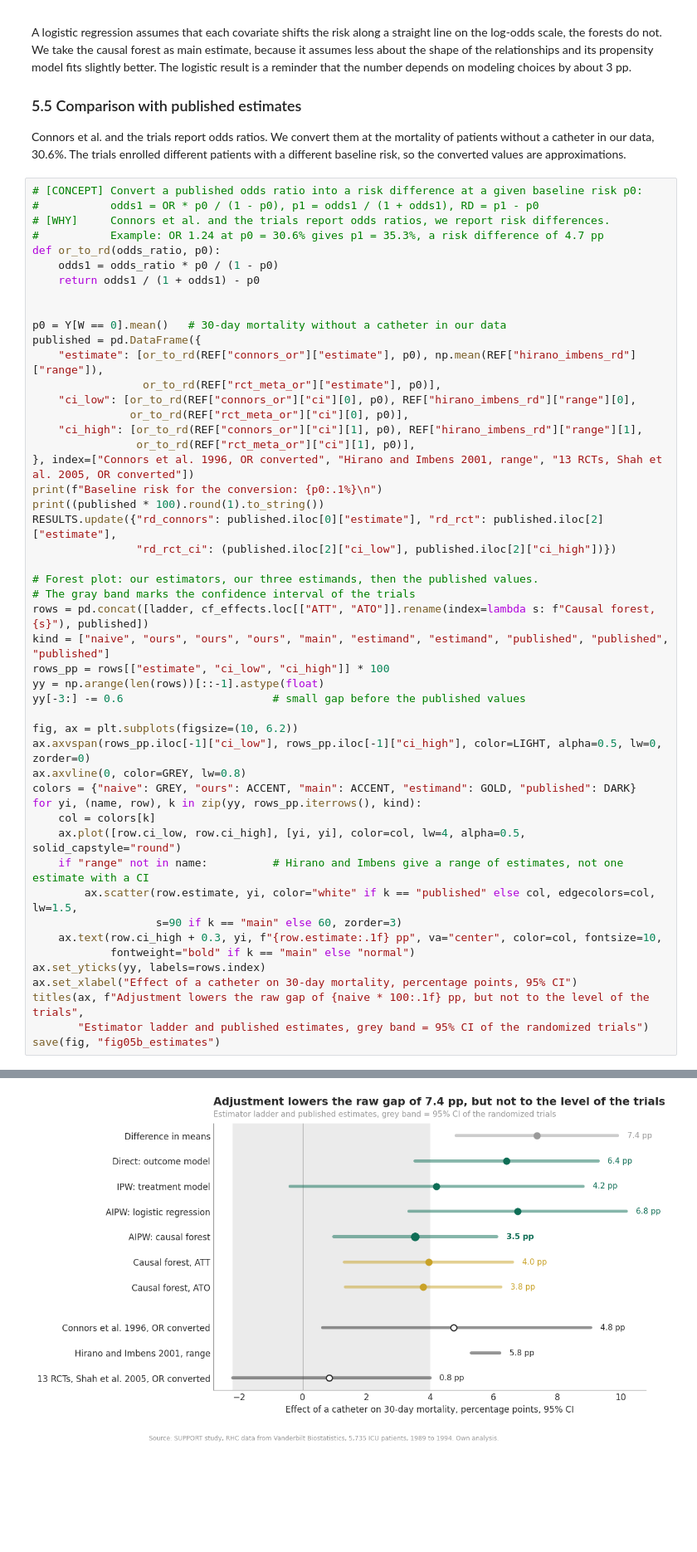
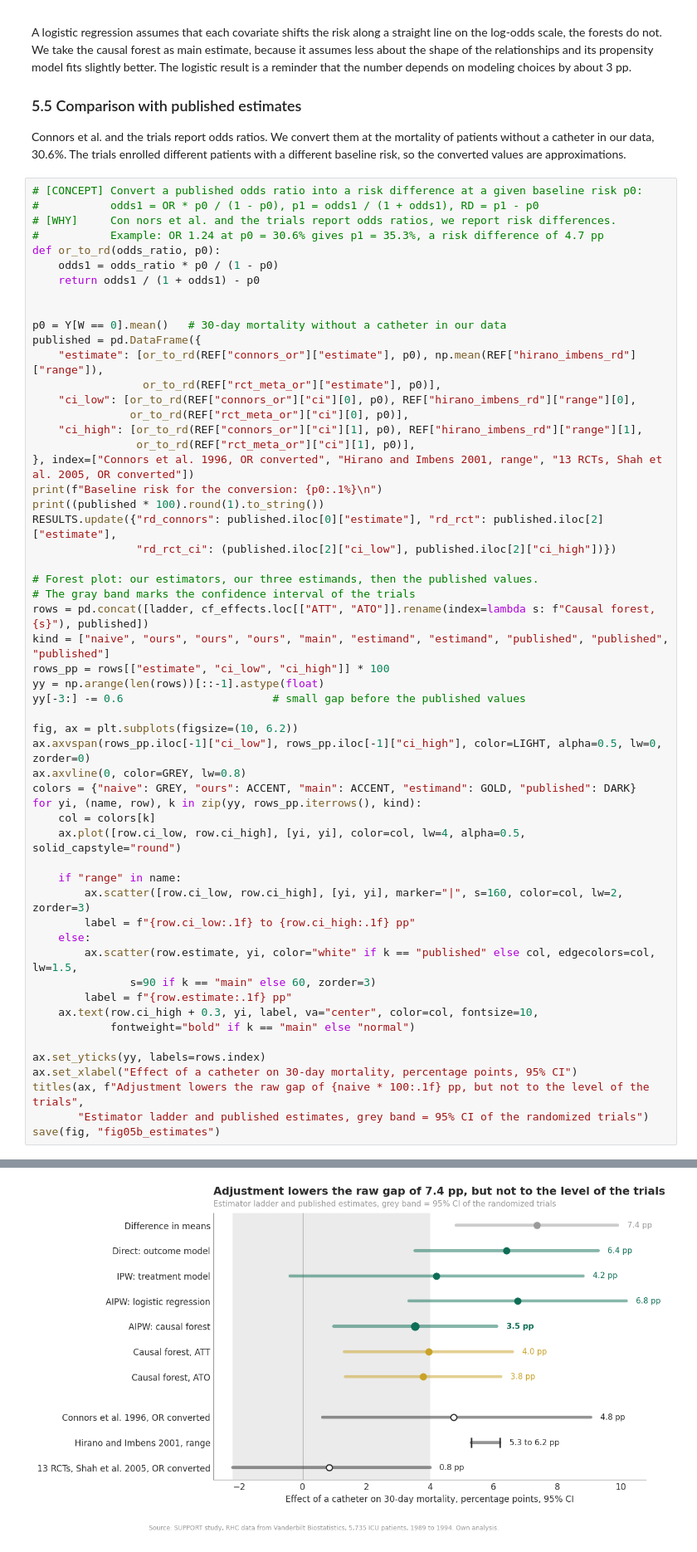
Before and after one commit to JananthanU/causal-inference-heart-catheter-mortality, a Jupyter notebook: notebooks/rhc_causal_ml_pipeline.ipynb, the cells around one changed output, grey strips where cells are left out. Shown at 83% size. Saved outputs shown, nothing was run; the diff lists cells and outputs as text; blank space fills up the shorter version.

```diff
--- a/notebooks/rhc_causal_ml_pipeline.ipynb
+++ b/notebooks/rhc_causal_ml_pipeline.ipynb
@@ -1224,7 +1224,7 @@ Connors et al. and the trials report odds ratios. We convert them at the mortali
 # %%
 # [CONCEPT] Convert a published odds ratio into a risk difference at a given baseline risk p0:
 #           odds1 = OR * p0 / (1 - p0), p1 = odds1 / (1 + odds1), RD = p1 - p0
-# [WHY]     Connors et al. and the trials report odds ratios, we report risk differences.
+# [WHY]     Con nors et al. and the trials report odds ratios, we report risk differences.
 #           Example: OR 1.24 at p0 = 30.6% gives p1 = 35.3%, a risk difference of 4.7 pp
 def or_to_rd(odds_ratio, p0):
     odds1 = odds_ratio * p0 / (1 - p0)
@@ -1247,37 +1247,43 @@ RESULTS.update({"rd_connors": published.iloc[0]["estimate"], "rd_rct": published
 
 # Forest plot: our estimators, our three estimands, then the published values.
 # The gray band marks the confidence interval of the trials
 rows = pd.concat([ladder, cf_effects.loc[["ATT", "ATO"]].rename(index=lambda s: f"Causal forest, {s}"), published])
 kind = ["naive", "ours", "ours", "ours", "main", "estimand", "estimand", "published", "published", "published"]
 rows_pp = rows[["estimate", "ci_low", "ci_high"]] * 100
 yy = np.arange(len(rows))[::-1].astype(float)
 yy[-3:] -= 0.6                       # small gap before the published values
 
 fig, ax = plt.subplots(figsize=(10, 6.2))
 ax.axvspan(rows_pp.iloc[-1]["ci_low"], rows_pp.iloc[-1]["ci_high"], color=LIGHT, alpha=0.5, lw=0, zorder=0)
 ax.axvline(0, color=GREY, lw=0.8)
 colors = {"naive": GREY, "ours": ACCENT, "main": ACCENT, "estimand": GOLD, "published": DARK}
 for yi, (name, row), k in zip(yy, rows_pp.iterrows(), kind):
     col = colors[k]
     ax.plot([row.ci_low, row.ci_high], [yi, yi], color=col, lw=4, alpha=0.5, solid_capstyle="round")
-    if "range" not in name:          # Hirano and Imbens give a range of estimates, not one estimate with a CI
+
+    if "range" in name:
+        ax.scatter([row.ci_low, row.ci_high], [yi, yi], marker="|", s=160, color=col, lw=2, zorder=3)
+        label = f"{row.ci_low:.1f} to {row.ci_high:.1f} pp"
+    else:
         ax.scatter(row.estimate, yi, color="white" if k == "published" else col, edgecolors=col, lw=1.5,
-                   s=90 if k == "main" else 60, zorder=3)
-    ax.text(row.ci_high + 0.3, yi, f"{row.estimate:.1f} pp", va="center", color=col, fontsize=10,
+               s=90 if k == "main" else 60, zorder=3)
+        label = f"{row.estimate:.1f} pp"
+    ax.text(row.ci_high + 0.3, yi, label, va="center", color=col, fontsize=10,
             fontweight="bold" if k == "main" else "normal")
+
 ax.set_yticks(yy, labels=rows.index)
 ax.set_xlabel("Effect of a catheter on 30-day mortality, percentage points, 95% CI")
 titles(ax, f"Adjustment lowers the raw gap of {naive * 100:.1f} pp, but not to the level of the trials",
        "Estimator ladder and published estimates, grey band = 95% CI of the randomized trials")
 save(fig, "fig05b_estimates")
 # %% [output]
 Baseline risk for the conversion: 30.6%
 
                                          estimate  ci_low  ci_high
 Connors et al. 1996, OR converted             4.8     0.6      9.1
 Hirano and Imbens 2001, range                 5.8     5.3      6.2
 13 RCTs, Shah et al. 2005, OR converted       0.8    -2.2      4.0
-[figure, old version]
+[figure, new version]
 # %% [markdown]
 The logistic AIPW of 6.8 pp lies close to Hirano and Imbens, 5.3 to 6.2 pp, who combined a logistic propensity score with linear regression adjustment on these data, and to Connors et al. at 4.8 pp. The causal forest gives less, 3.5 pp, but still more than the trials at 0.8 pp. Its interval overlaps with the one of the trials between 1.0 and 4.0 pp, so the two are not clearly in conflict. All adjusted estimates lie above zero.
 
```
Also changed, not shown: parts of 8 cells of this notebook, 7 other files.
